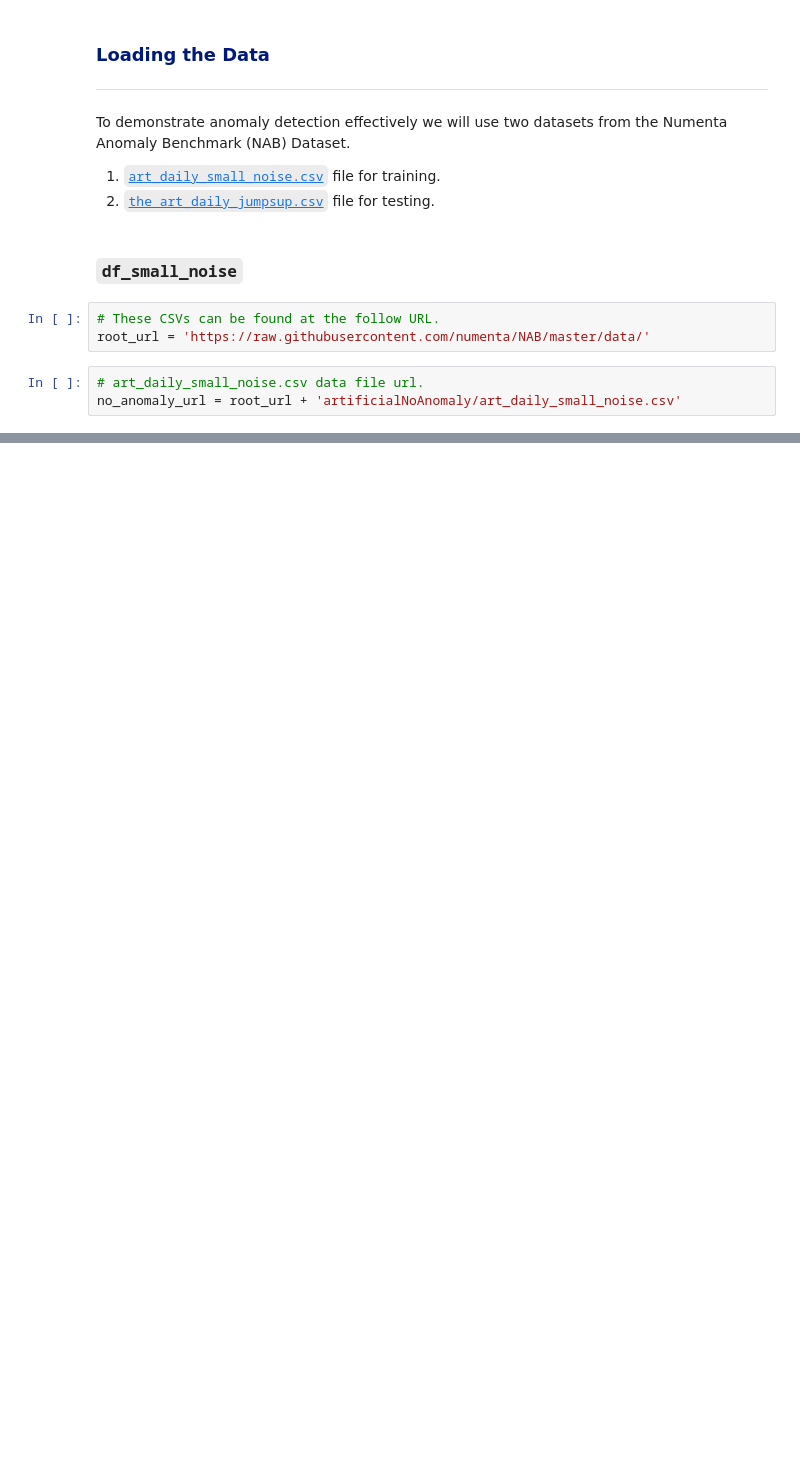
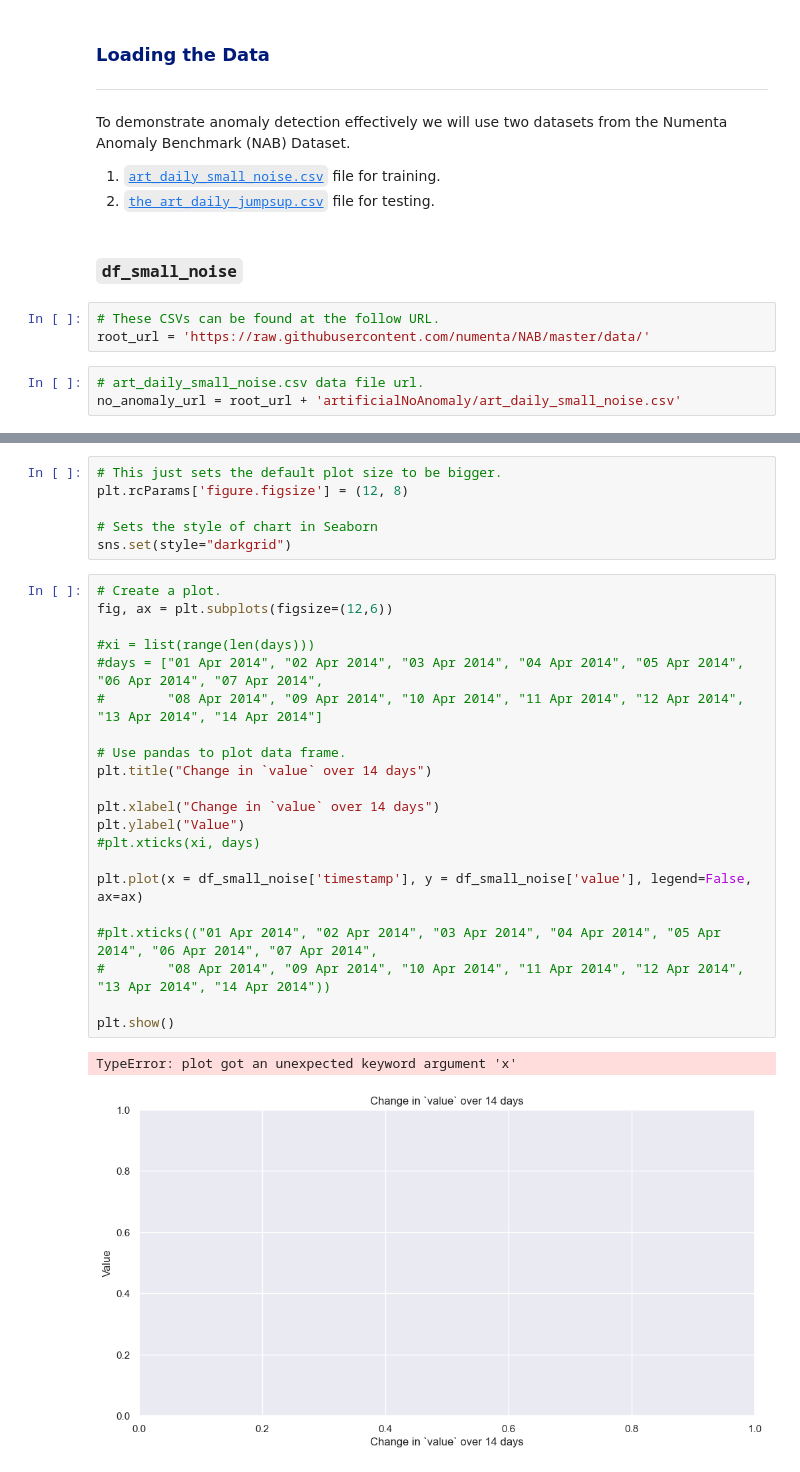
Before and after one commit to ShaneOG2/machstat-assessment, a Jupyter notebook: Practicals/Machine Learning Project Notebook.ipynb, the cells around one changed output, grey strips where cells are left out. Cells and saved outputs as stored; diff of their text form; blank space fills up the shorter version.

Commit message:
ML project - trying to edit plot.

```diff
--- a/Practicals/Machine Learning Project Notebook.ipynb
+++ b/Practicals/Machine Learning Project Notebook.ipynb
@@ -76,2 +92,32 @@ df_small_noise
 `value` -
+# %%
+# This just sets the default plot size to be bigger.
+plt.rcParams['figure.figsize'] = (12, 8)
+
+# Sets the style of chart in Seaborn
+sns.set(style="darkgrid")
+# %%
+# Create a plot.
+fig, ax = plt.subplots(figsize=(12,6))
+
+#xi = list(range(len(days)))
+#days = ["01 Apr 2014", "02 Apr 2014", "03 Apr 2014", "04 Apr 2014", "05 Apr 2014", "06 Apr 2014", "07 Apr 2014",
+#        "08 Apr 2014", "09 Apr 2014", "10 Apr 2014", "11 Apr 2014", "12 Apr 2014", "13 Apr 2014", "14 Apr 2014"]
+
+# Use pandas to plot data frame.
+plt.title("Change in `value` over 14 days")
+
+plt.xlabel("Change in `value` over 14 days")
+plt.ylabel("Value")
+#plt.xticks(xi, days)
+
+plt.plot(x = df_small_noise['timestamp'], y = df_small_noise['value'], legend=False, ax=ax)
+
+#plt.xticks(("01 Apr 2014", "02 Apr 2014", "03 Apr 2014", "04 Apr 2014", "05 Apr 2014", "06 Apr 2014", "07 Apr 2014",
+#        "08 Apr 2014", "09 Apr 2014", "10 Apr 2014", "11 Apr 2014", "12 Apr 2014", "13 Apr 2014", "14 Apr 2014"))
+
+plt.show()
+# %% [output]
+TypeError: plot got an unexpected keyword argument 'x'
+[figure, added]
 # %% [markdown]
```
Also changed, not shown: parts of 8 cells of this notebook.
